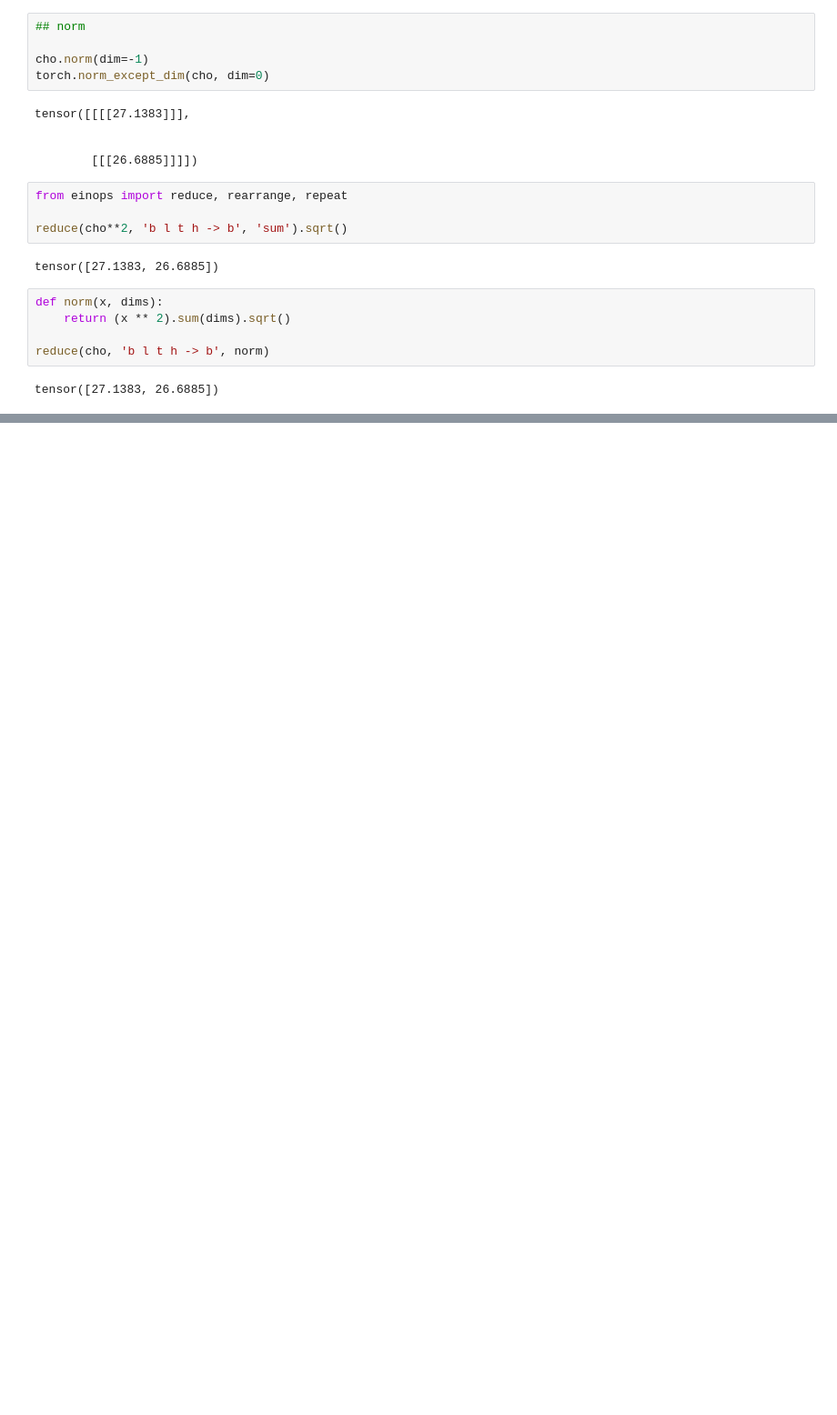
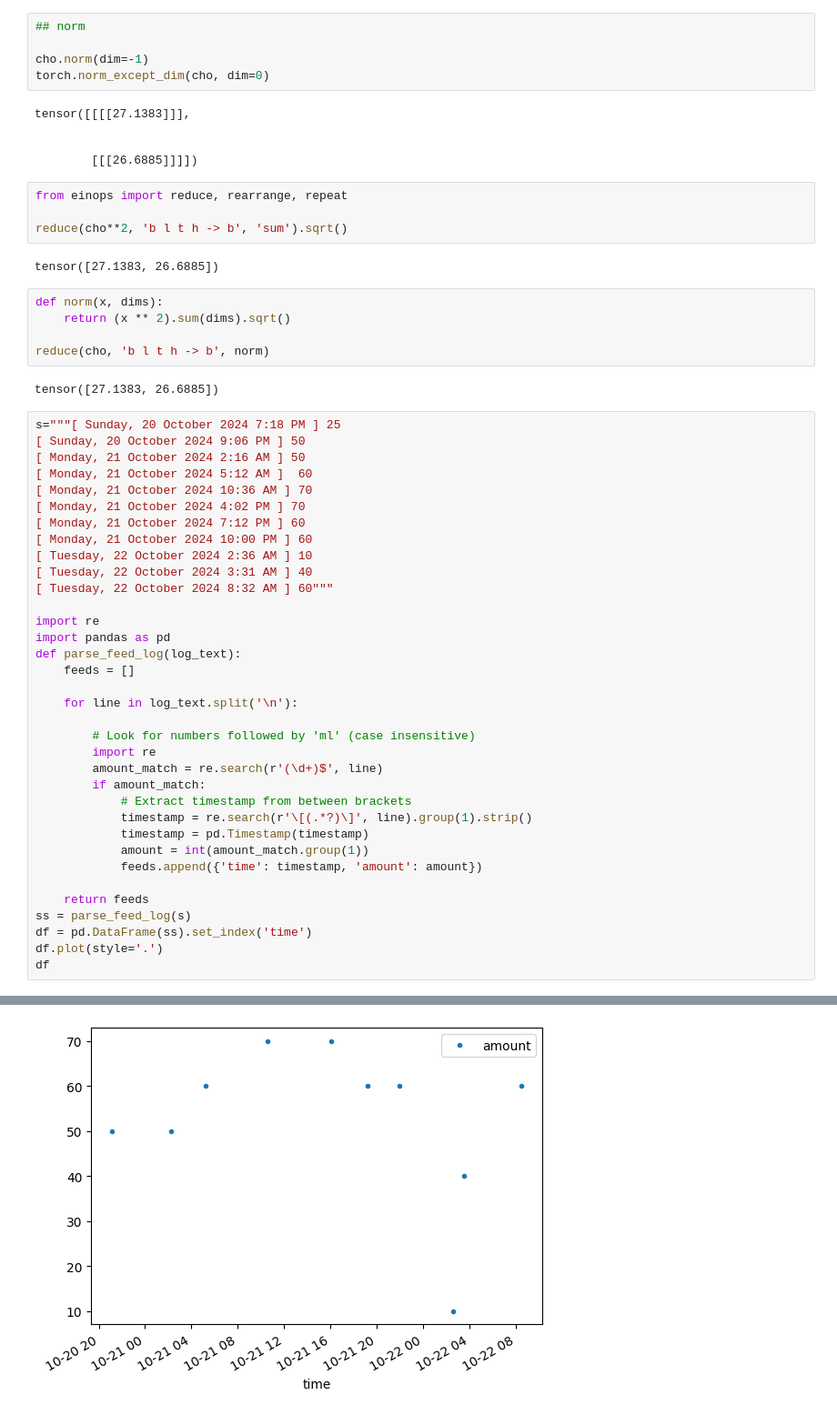
Before and after one commit to wassname/repr-preference-optimization, a Jupyter notebook: nbs/103_scratch_loss.ipynb, the cells around one changed output, grey strips where cells are left out. Shown at 91% size. Cells and saved outputs as stored; diff of their text form; blank space fills up the shorter version.

```diff
--- a/nbs/103_scratch_loss.ipynb
+++ b/nbs/103_scratch_loss.ipynb
@@ -447,3 +447,39 @@ def norm(x, dims):
 reduce(cho, 'b l t h -> b', norm)
 # %% [output]
 tensor([27.1383, 26.6885])
+# %%
+s="""[ Sunday, 20 October 2024 7:18 PM ] 25
+[ Sunday, 20 October 2024 9:06 PM ] 50
+[ Monday, 21 October 2024 2:16 AM ] 50
+[ Monday, 21 October 2024 5:12 AM ]  60
+[ Monday, 21 October 2024 10:36 AM ] 70
+[ Monday, 21 October 2024 4:02 PM ] 70
+[ Monday, 21 October 2024 7:12 PM ] 60
+[ Monday, 21 October 2024 10:00 PM ] 60
+[ Tuesday, 22 October 2024 2:36 AM ] 10
+[ Tuesday, 22 October 2024 3:31 AM ] 40
+[ Tuesday, 22 October 2024 8:32 AM ] 60"""
+
+import re
+import pandas as pd
+def parse_feed_log(log_text):
+    feeds = []
+
+    for line in log_text.split('\n'):
+
+        # Look for numbers followed by 'ml' (case insensitive)
+        import re
+        amount_match = re.search(r'(\d+)$', line)
+        if amount_match:
+            # Extract timestamp from between brackets
+            timestamp = re.search(r'\[(.*?)\]', line).group(1).strip()
+            timestamp = pd.Timestamp(timestamp)
+            amount = int(amount_match.group(1))
+            feeds.append({'time': timestamp, 'amount': amount})
+
+    return feeds
+ss = parse_feed_log(s)
+df = pd.DataFrame(ss).set_index('time')
+df.plot(style='.')
+df
+# %% [output]
@@ -449,0 +498 @@ tensor([27.1383, 26.6885])
+[figure, added]
```
Also changed, not shown: parts of 2 cells of this notebook, 4 other files.
